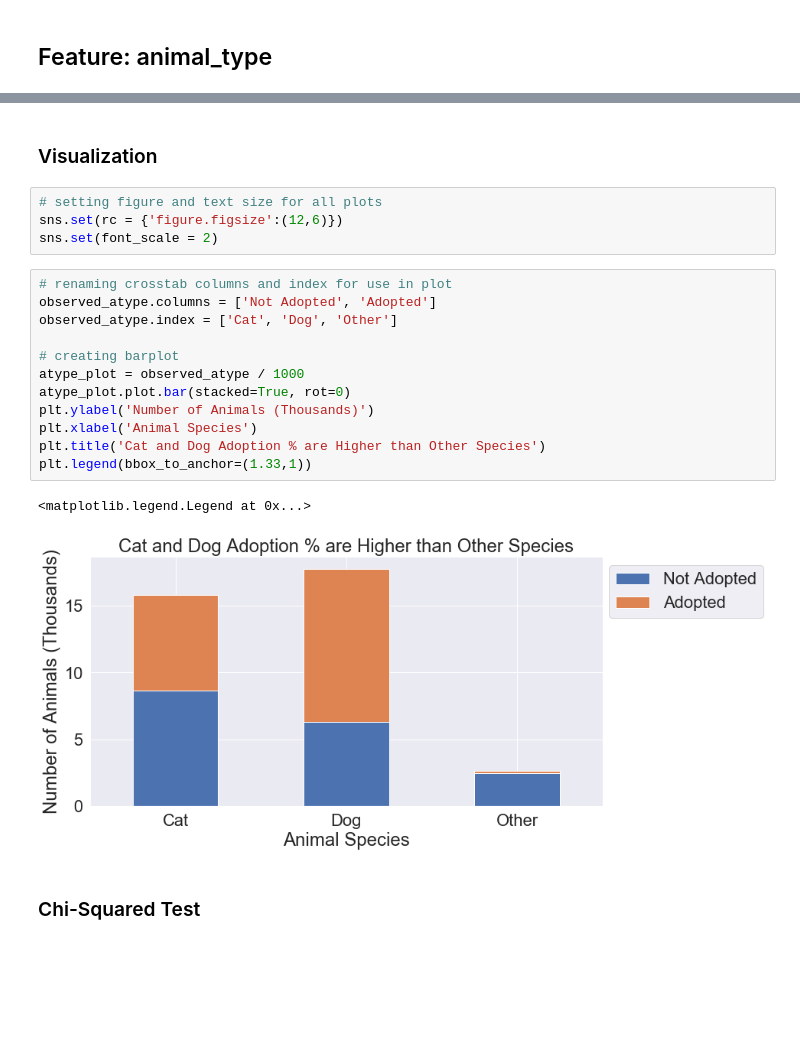
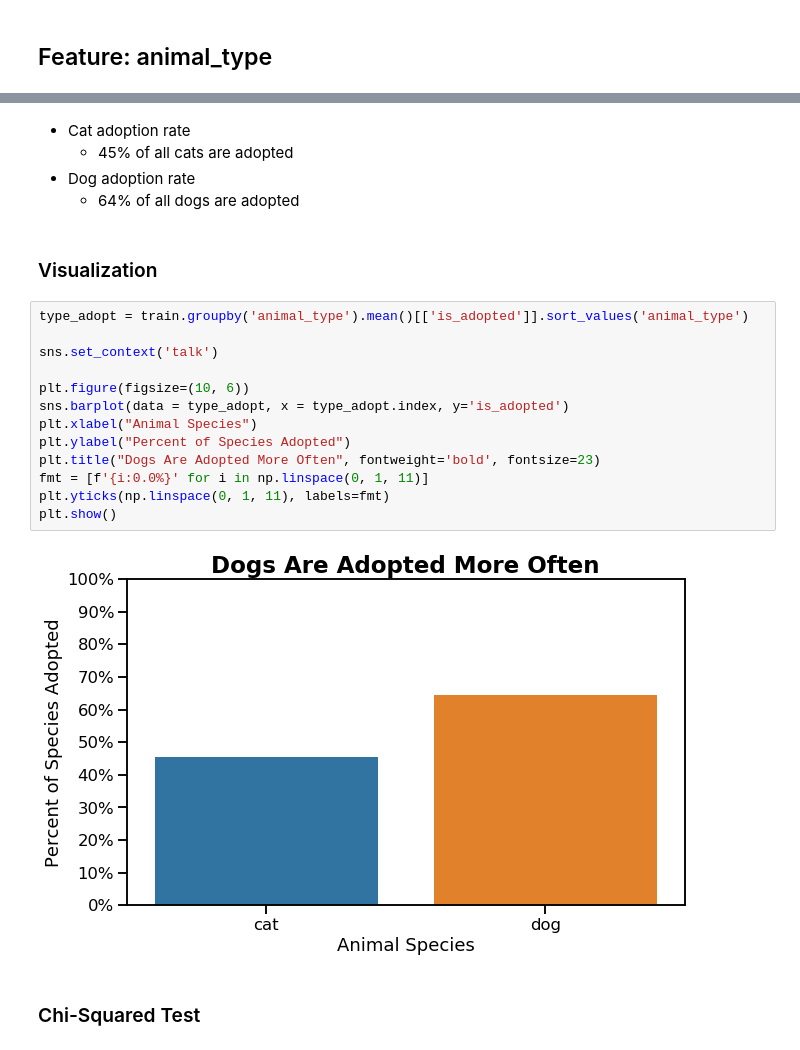
Before and after one commit to SamuelD-Data/aac_outcomes_project, a Jupyter notebook: continued_work/aac_project_notebook.ipynb, the cells around one changed output, grey strips where cells are left out. Drawn from its saved outputs; the diff is of its cells as text; blank space fills up the shorter version.

Commit message:
updated with code for new columns

```diff
--- a/continued_work/aac_project_notebook.ipynb
+++ b/continued_work/aac_project_notebook.ipynb
@@ -221,24 +206,25 @@ observed_atype
+# %% [markdown]
+- Cat adoption rate
+    - 45% of all cats are adopted
+- Dog adoption rate
+    - 64% of all dogs are adopted
 # %% [markdown]
 ### Visualization
-# %%
-# setting figure and text size for all plots
-sns.set(rc = {'figure.figsize':(12,6)})
-sns.set(font_scale = 2)
-# %%
-# renaming crosstab columns and index for use in plot
-observed_atype.columns = ['Not Adopted', 'Adopted']
-observed_atype.index = ['Cat', 'Dog', 'Other']
-
-# creating barplot
-atype_plot = observed_atype / 1000
-atype_plot.plot.bar(stacked=True, rot=0)
-plt.ylabel('Number of Animals (Thousands)')
-plt.xlabel('Animal Species')
-plt.title('Cat and Dog Adoption % are Higher than Other Species')
-plt.legend(bbox_to_anchor=(1.33,1))
-# %% [output]
-<matplotlib.legend.Legend at 0x...>
-[figure, removed]
+# %%
+type_adopt = train.groupby('animal_type').mean()[['is_adopted']].sort_values('animal_type')
+
+sns.set_context('talk')
+
+plt.figure(figsize=(10, 6))
+sns.barplot(data = type_adopt, x = type_adopt.index, y='is_adopted')
+plt.xlabel("Animal Species")
+plt.ylabel("Percent of Species Adopted")
+plt.title("Dogs Are Adopted More Often", fontweight='bold', fontsize=23)
+fmt = [f'{i:0.0%}' for i in np.linspace(0, 1, 11)]
+plt.yticks(np.linspace(0, 1, 11), labels=fmt)
+plt.show()
+# %% [output]
+[figure, added]
 # %% [markdown]
 ### Chi-Squared Test
 # %% [markdown]
```
Also changed, not shown: parts of 77 cells of this notebook, 1 other file.
